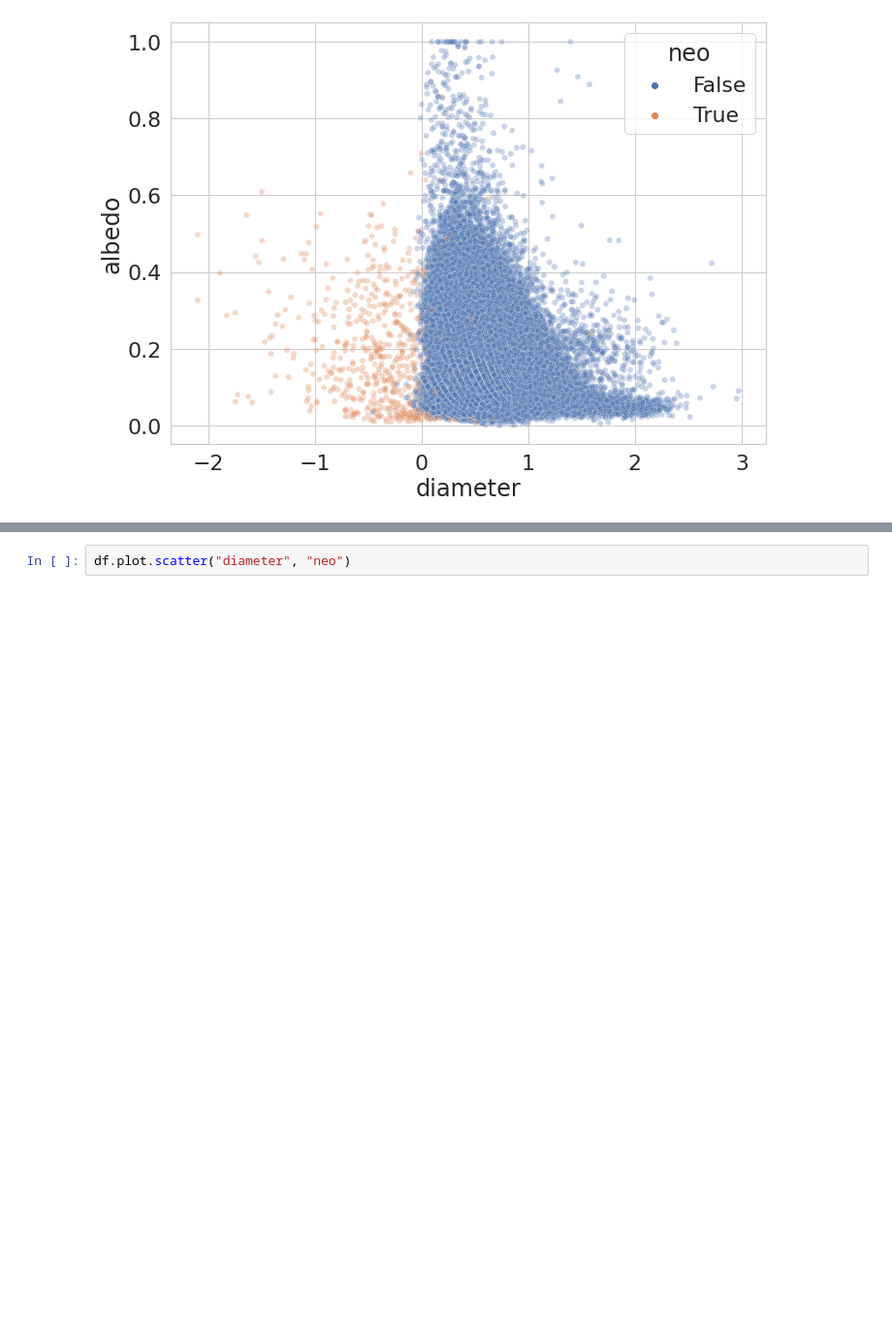
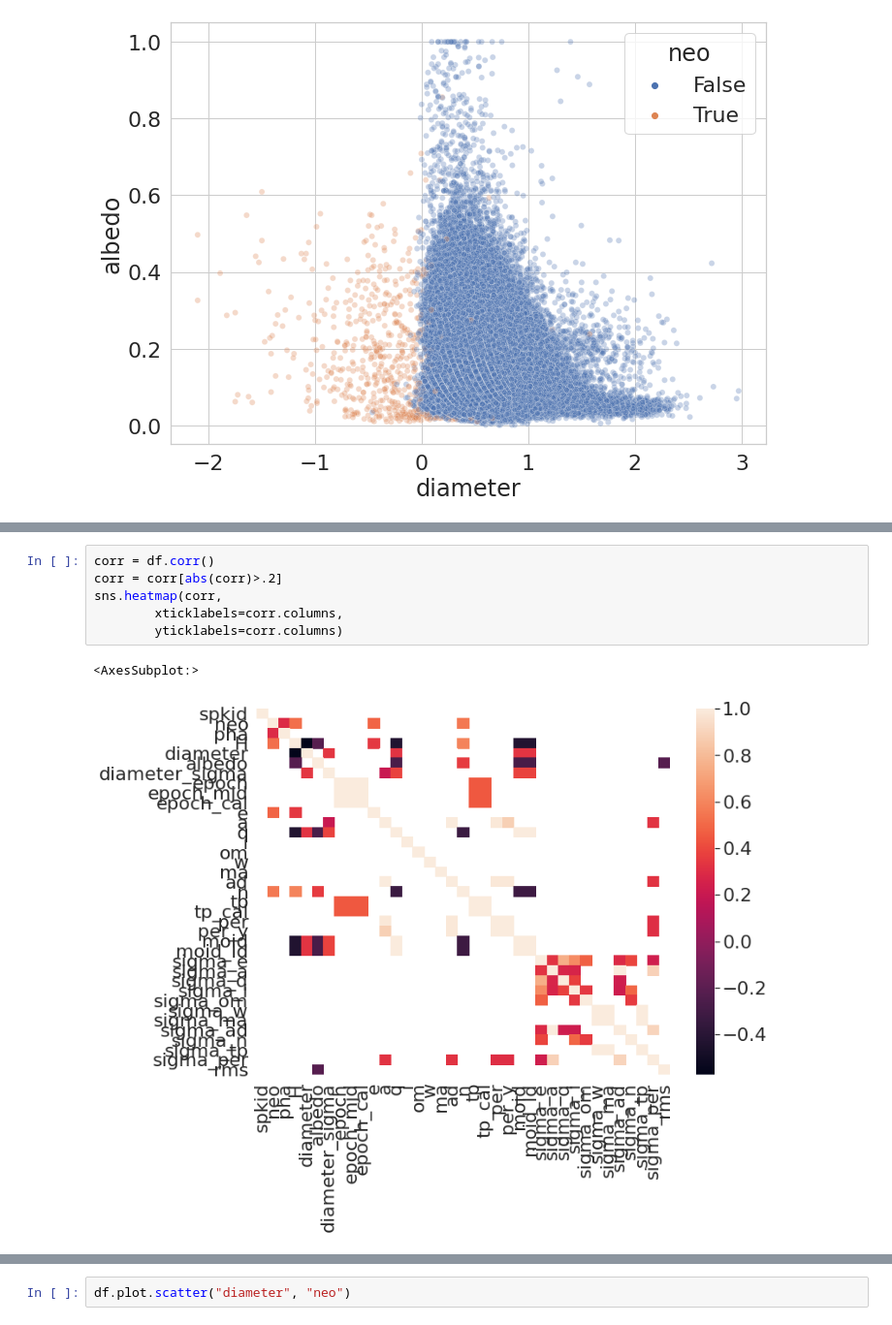
Before and after one commit to davidyangnyc/data119_midterm, a Jupyter notebook: Midterm_David.ipynb, the cells around one changed output, grey strips where cells are left out. Shown at 97% size. Cells and saved outputs as stored; diff of their text form; blank space fills up the shorter version.

```diff
--- a/Midterm_David.ipynb
+++ b/Midterm_David.ipynb
@@ -105,0 +144,9 @@ sns.scatterplot(np.log10(df["diameter"]), df["albedo"], hue=df["neo"], alpha=.3)
+# %%
+corr = df.corr()
+corr = corr[abs(corr)>.2]
+sns.heatmap(corr,
+        xticklabels=corr.columns,
+        yticklabels=corr.columns)
+# %% [output]
+<AxesSubplot:>
+[figure, added]
```
Also changed, not shown: parts of 9 cells of this notebook.
